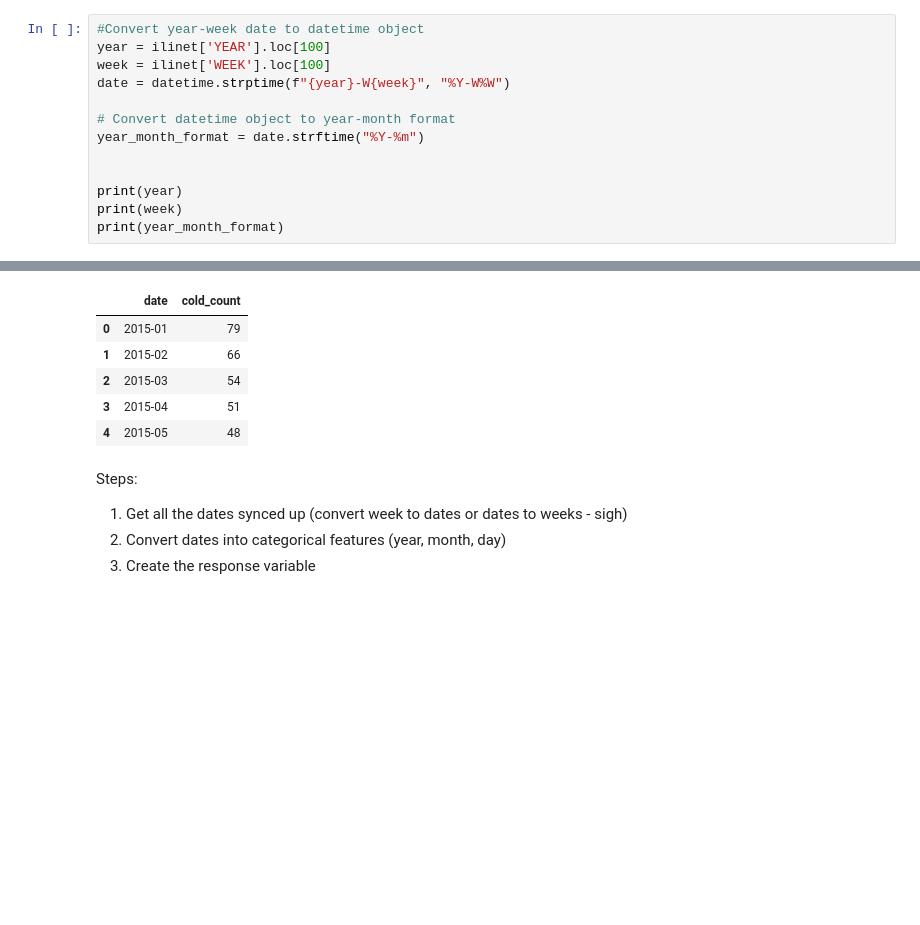
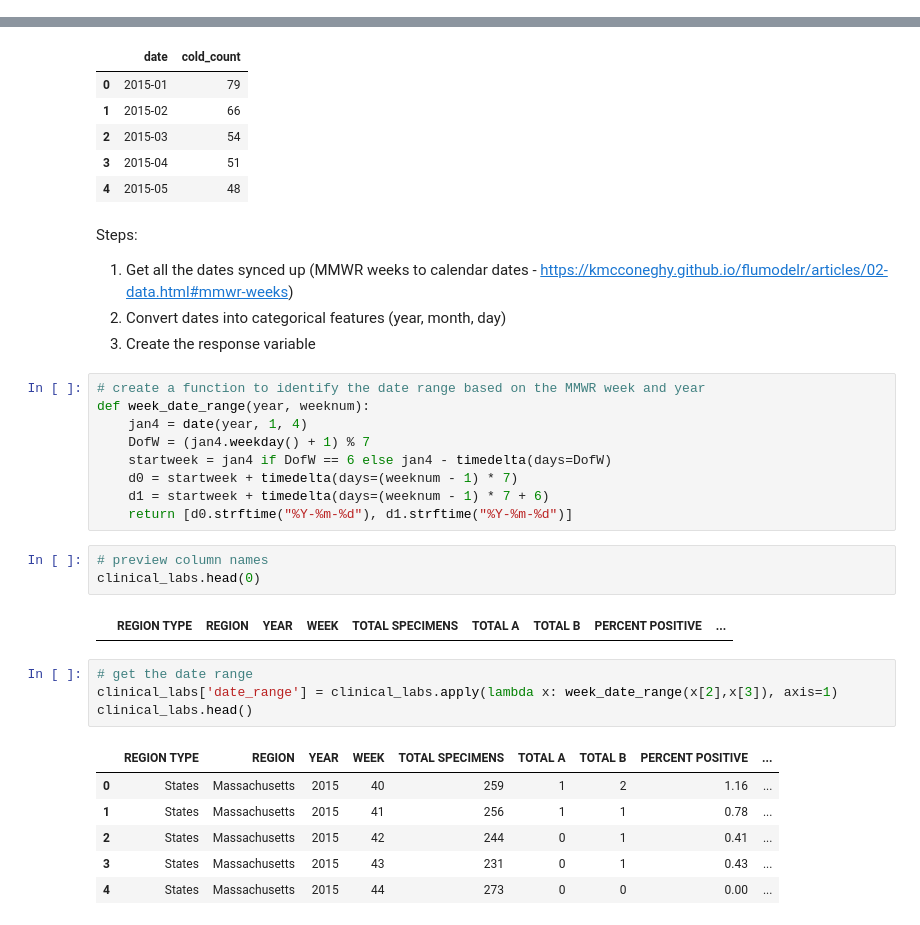
Before and after one commit to ndeen/flu_forecasting, a Jupyter notebook: eda.ipynb, the cells around one changed output, grey strips where cells are left out. Cells and saved outputs as stored; diff of their text form; blank space fills up the shorter version.

Commit message:
synced dates

```diff
--- a/eda.ipynb
+++ b/eda.ipynb
@@ -114,16 +121,3 @@ ilinet.describe()
 | 50% | 2019.000000 | 27.000000 | 1.014380 | 551.000000 | 60.000000 | 51021.000000 |
 | 75% | 2021.000000 | 40.000000 | 1.723775 | 1118.000000 | 92.000000 | 68488.500000 |
 | max | 2022.000000 | 53.000000 | 6.614120 | 6300.000000 | 186.000000 | 164848.000000 |
-# %%
-#Convert year-week date to datetime object
-year = ilinet['YEAR'].loc[100]
-week = ilinet['WEEK'].loc[100]
-date = datetime.strptime(f"{year}-W{week}", "%Y-W%W")
-
-# Convert datetime object to year-month format
-year_month_format = date.strftime("%Y-%m")
-
-
-print(year)
-print(week)
-print(year_month_format)
@@ -157,6 +143,31 @@ google_cold.head()
 # %% [markdown]
 Steps:
 
-1. Get all the dates synced up (convert week to dates or dates to weeks - sigh)
+1. Get all the dates synced up (MMWR weeks to calendar dates - https://kmcconeghy.github.io/flumodelr/articles/02-data.html#mmwr-weeks)
 2. Convert dates into categorical features (year, month, day)
 3. Create the response variable
+# %%
+# create a function to identify the date range based on the MMWR week and year
+def week_date_range(year, weeknum):
+    jan4 = date(year, 1, 4)
+    DofW = (jan4.weekday() + 1) % 7
+    startweek = jan4 if DofW == 6 else jan4 - timedelta(days=DofW)
+    d0 = startweek + timedelta(days=(weeknum - 1) * 7)
+    d1 = startweek + timedelta(days=(weeknum - 1) * 7 + 6)
+    return [d0.strftime("%Y-%m-%d"), d1.strftime("%Y-%m-%d")]
+# %%
+# preview column names
+clinical_labs.head(0)
+# %% [output]
+|  | REGION TYPE | REGION | YEAR | WEEK | TOTAL SPECIMENS | TOTAL A | TOTAL B | PERCENT POSITIVE | ... |
+# %%
+# get the date range
+clinical_labs['date_range'] = clinical_labs.apply(lambda x: week_date_range(x[2],x[3]), axis=1)
+clinical_labs.head()
+# %% [output]
+|  | REGION TYPE | REGION | YEAR | WEEK | TOTAL SPECIMENS | TOTAL A | TOTAL B | PERCENT POSITIVE | ... |
+| 0 | States | Massachusetts | 2015 | 40 | 259 | 1 | 2 | 1.16 | ... |
+| 1 | States | Massachusetts | 2015 | 41 | 256 | 1 | 1 | 0.78 | ... |
+| 2 | States | Massachusetts | 2015 | 42 | 244 | 0 | 1 | 0.41 | ... |
+| 3 | States | Massachusetts | 2015 | 43 | 231 | 0 | 1 | 0.43 | ... |
+| 4 | States | Massachusetts | 2015 | 44 | 273 | 0 | 0 | 0.00 | ... |
```
Also changed, not shown: parts of 12 cells of this notebook.
